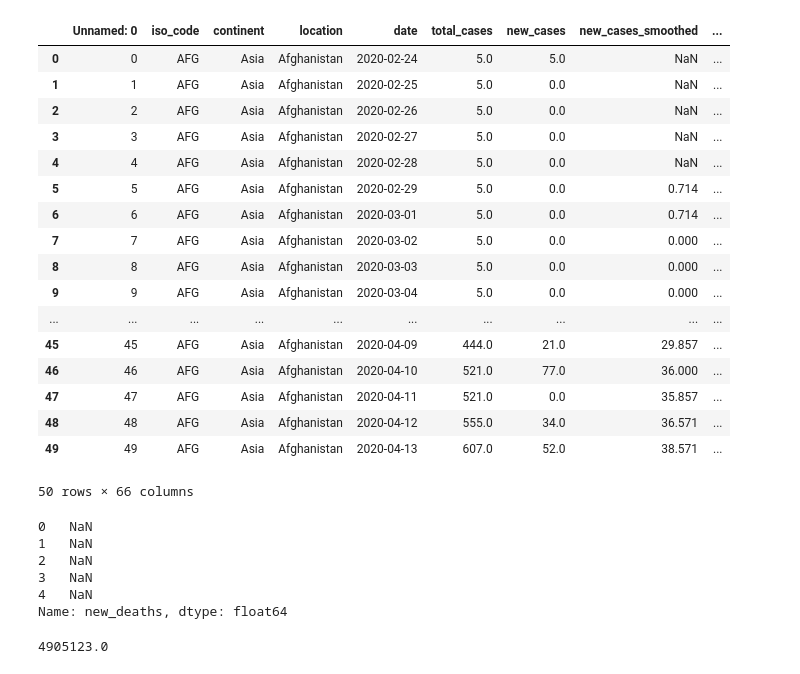
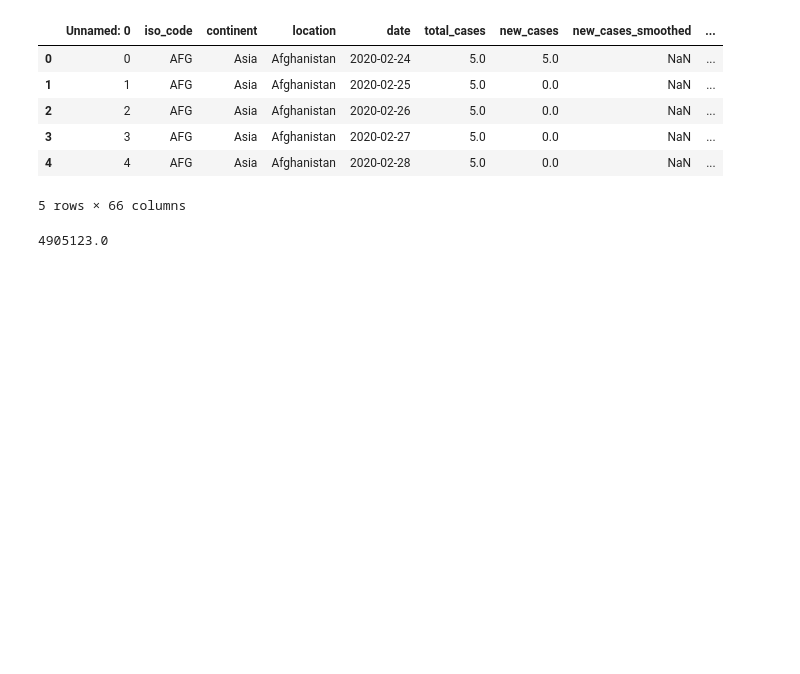
Before and after one commit to Waltontan/Project_Covid, a Jupyter notebook: Q4.ipynb, the cells around one changed output. Saved outputs shown, nothing was run; the diff lists cells and outputs as text; code cells hidden in the pictures; blank space fills up the shorter version.

Commit message:
death_rate_two

```diff
--- a/Q4.ipynb
+++ b/Q4.ipynb
@@ -6,35 +6,14 @@ import requests
 import time
 # %%
 # Importing csv into a dataframe
-Clean_df = pd.read_csv("Resources/Data_Clean_Cases.csv")
-Clean_df.head(50)
+dataframe_df = pd.read_csv("Resources/Data_Clean_Cases.csv")
+dataframe_df.head()
 # %% [output]
 |  | Unnamed: 0 | iso_code | continent | location | date | total_cases | new_cases | new_cases_smoothed | ... |
 | 0 | 0 | AFG | Asia | Afghanistan | 2020-02-24 | 5.0 | 5.0 | NaN | ... |
 | 1 | 1 | AFG | Asia | Afghanistan | 2020-02-25 | 5.0 | 0.0 | NaN | ... |
 | 2 | 2 | AFG | Asia | Afghanistan | 2020-02-26 | 5.0 | 0.0 | NaN | ... |
 | 3 | 3 | AFG | Asia | Afghanistan | 2020-02-27 | 5.0 | 0.0 | NaN | ... |
 | 4 | 4 | AFG | Asia | Afghanistan | 2020-02-28 | 5.0 | 0.0 | NaN | ... |
-| 5 | 5 | AFG | Asia | Afghanistan | 2020-02-29 | 5.0 | 0.0 | 0.714 | ... |
-| 6 | 6 | AFG | Asia | Afghanistan | 2020-03-01 | 5.0 | 0.0 | 0.714 | ... |
-| 7 | 7 | AFG | Asia | Afghanistan | 2020-03-02 | 5.0 | 0.0 | 0.000 | ... |
-| 8 | 8 | AFG | Asia | Afghanistan | 2020-03-03 | 5.0 | 0.0 | 0.000 | ... |
-| 9 | 9 | AFG | Asia | Afghanistan | 2020-03-04 | 5.0 | 0.0 | 0.000 | ... |
-| ... | ... | ... | ... | ... | ... | ... | ... | ... | ... |
-| 45 | 45 | AFG | Asia | Afghanistan | 2020-04-09 | 444.0 | 21.0 | 29.857 | ... |
-| 46 | 46 | AFG | Asia | Afghanistan | 2020-04-10 | 521.0 | 77.0 | 36.000 | ... |
-| 47 | 47 | AFG | Asia | Afghanistan | 2020-04-11 | 521.0 | 0.0 | 35.857 | ... |
-| 48 | 48 | AFG | Asia | Afghanistan | 2020-04-12 | 555.0 | 34.0 | 36.571 | ... |
-| 49 | 49 | AFG | Asia | Afghanistan | 2020-04-13 | 607.0 | 52.0 | 38.571 | ... |
-50 rows × 66 columns
+5 rows × 66 columns
-# %%
-
-Clean_df["new_deaths"].head()
-# %% [output]
-0   NaN
-1   NaN
-2   NaN
-3   NaN
-4   NaN
-Name: new_deaths, dtype: float64
 # %%
```
Also changed, not shown: parts of 6 cells of this notebook.
